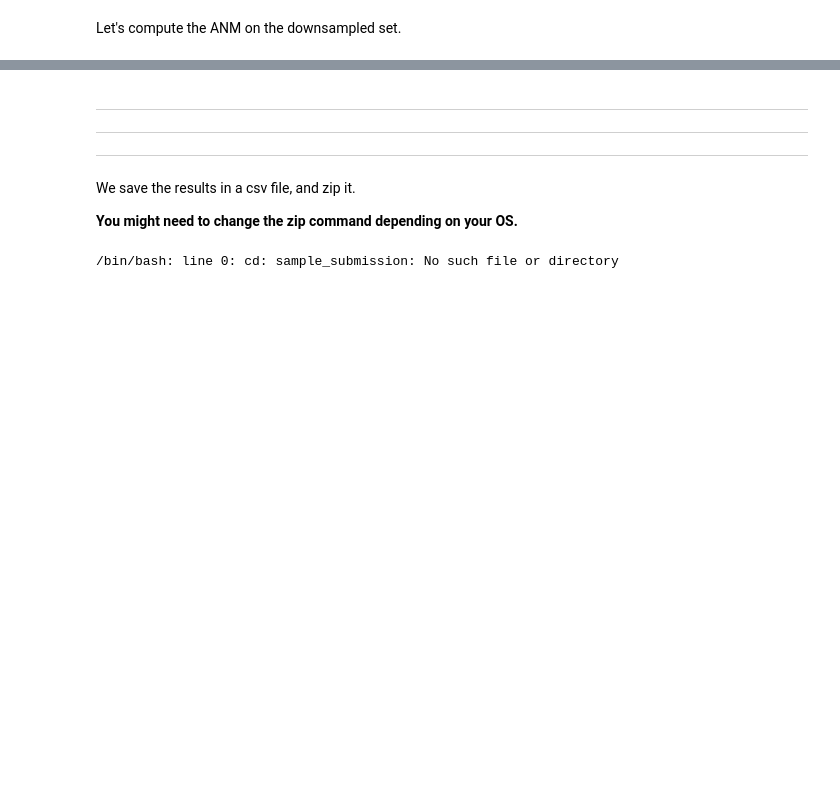
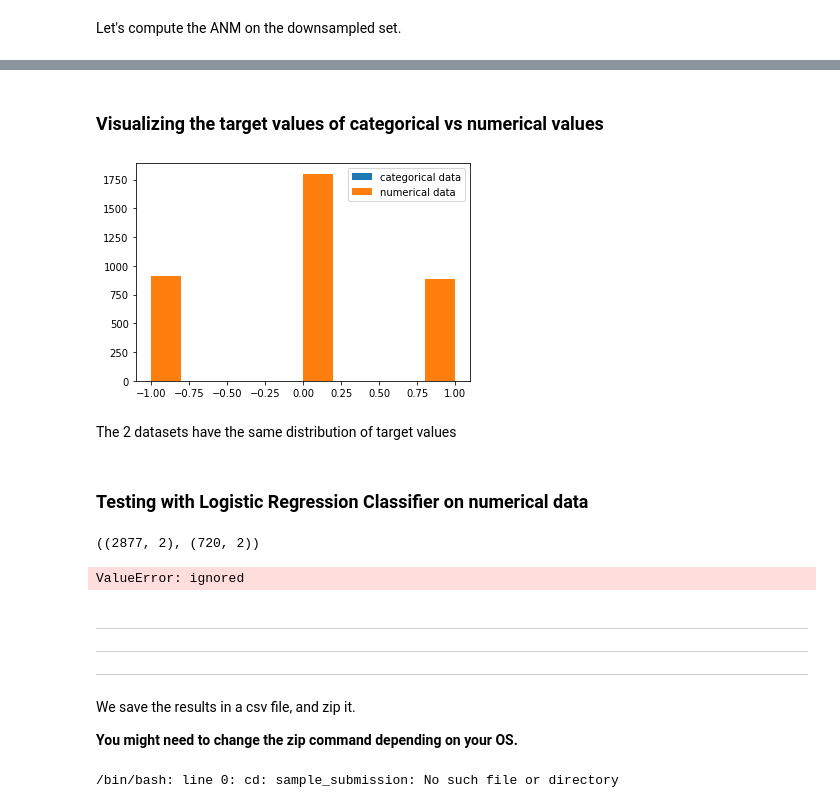
Before and after one commit to RachaHachem/Solving-Medi-Fair-Challenge, a Jupyter notebook: Code/Medi_Fair_baseline_methods.ipynb, the cells around one changed output, grey strips where cells are left out. Saved outputs shown, nothing was run; the diff lists cells and outputs as text; code cells hidden in the pictures; blank space fills up the shorter version.

```diff
--- a/Code/Medi_Fair_baseline_methods.ipynb
+++ b/Code/Medi_Fair_baseline_methods.ipynb
@@ -332,9 +336,8 @@ Length: 4050, dtype: float64
 # %%
-categorical_data = pd.DataFrame()
+categorical_data = pd.DataFrame(columns = ['A', 'B', 'Target']).rename_axis('SampleID')
 
 for index, row in X_train_downsampled.iterrows():
   if row.A.min()==0 and row.A.max()==1:
-    print(row)
-    # categorical_data.append(row)
+    categorical_data.loc[row.name] = [row.A, row.B, y_train.loc[row.name].values[0]]
 categorical_data
 # %% [output]
@@ -549,0 +358,5 @@ X_train_downsampled['A'].iloc[0].min()
+# %%
+numerical_data = X_train_downsampled.drop(categorical_data.index)
+numerical_data['Target'] = y_train['Target'].loc[numerical_data.index].values
+
+numerical_data
@@ -550,3 +378,32 @@ X_train_downsampled['A'].iloc[0].min()
+# %% [markdown]
+### Visualizing the target values of categorical vs numerical values
+# %%
+plt.hist(categorical_data['Target'], label='categorical data')
+plt.hist(numerical_data['Target'], label='numerical data')
+
+plt.legend(loc='upper right')
+plt.show()
+# %% [output]
+[figure, added]
+# %% [markdown]
+The 2 datasets have the same distribution of target values
+# %% [markdown]
+### Testing with Logistic Regression Classifier on numerical data
+# %%
+from sklearn.model_selection import train_test_split
+x_train, x_valid, y_train, y_valid = train_test_split(numerical_data[['A', 'B']], numerical_data['Target'], test_size=0.2)
+
+x_train.shape, x_valid.shape
+# %% [output]
+((2877, 2), (720, 2))
+# %%
+from sklearn.linear_model import LogisticRegression
+
+model = LogisticRegression()
+model.fit(x_train, y_train)
+model.score(x_valid, y_valid)
+# %% [output]
+ValueError: ignored
 # %% [markdown]
 
 
```
Also changed, not shown: parts of 17 cells of this notebook.
